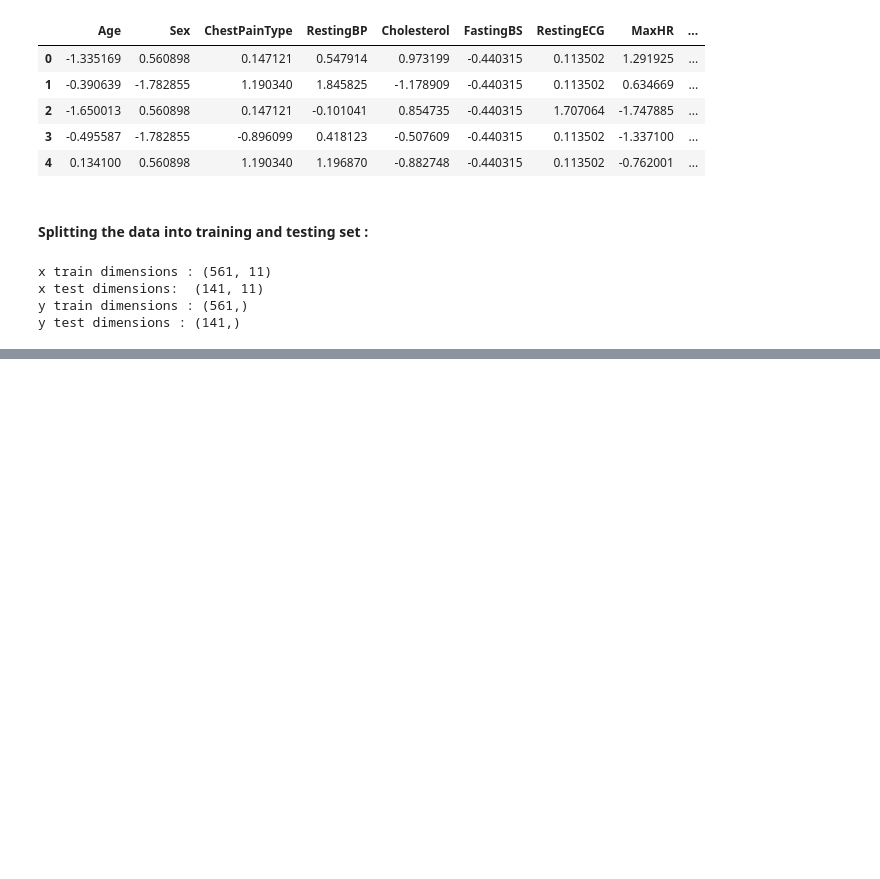
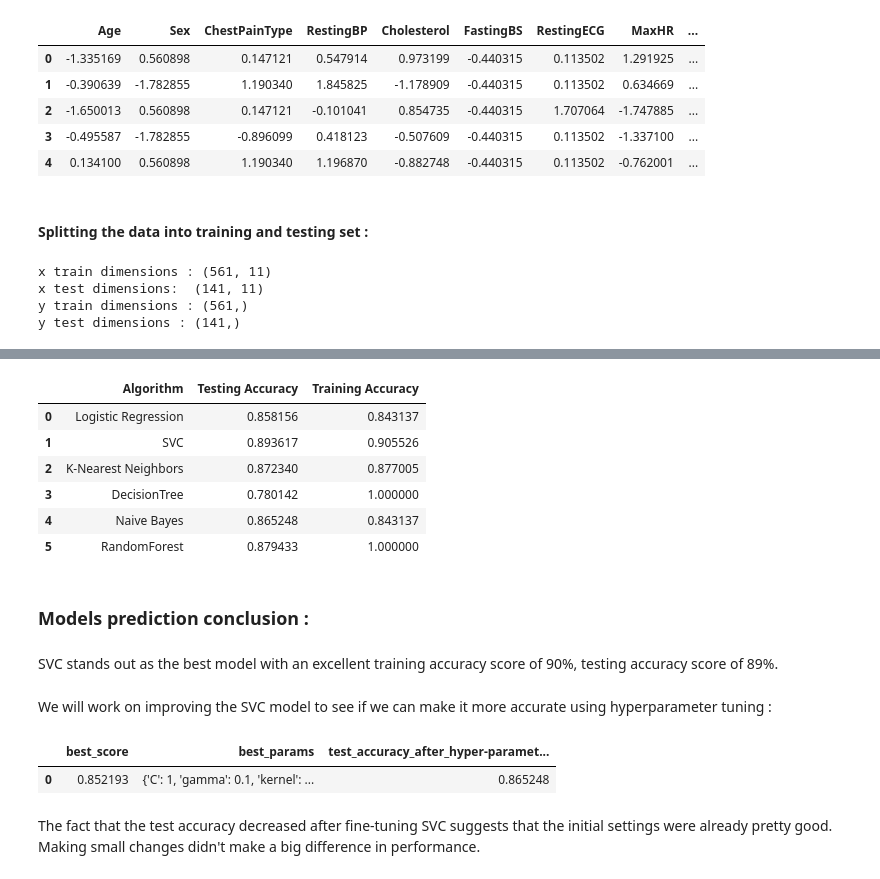
Before and after one commit to ImaneMdn/Heart-disease-prediction, a Jupyter notebook: heartdisease.ipynb, the cells around one changed output, grey strips where cells are left out. Drawn from its saved outputs; the diff is of its cells as text; code cells hidden in the pictures; blank space fills up the shorter version.

```diff
--- a/heartdisease.ipynb
+++ b/heartdisease.ipynb
@@ -863,0 +943,10 @@ y test dimensions : (141,)
+# %%
+alg_accu
+# %% [output]
+|  | Algorithm | Testing Accuracy | Training Accuracy |
+| 0 | Logistic Regression | 0.858156 | 0.843137 |
+| 1 | SVC | 0.893617 | 0.905526 |
+| 2 | K-Nearest Neighbors | 0.872340 | 0.877005 |
+| 3 | DecisionTree | 0.780142 | 1.000000 |
+| 4 | Naive Bayes | 0.865248 | 0.843137 |
+| 5 | RandomForest | 0.879433 | 1.000000 |
@@ -863,0 +972,6 @@ y test dimensions : (141,)
+# %% [markdown]
+### Models prediction conclusion :
+# %% [markdown]
+SVC stands out as the best model with an excellent training accuracy score of 90%, testing accuracy score of 89%.
+# %% [markdown]
+We will work on improving the SVC model to see if we can make it more accurate using hyperparameter tuning :
@@ -863,0 +995,8 @@ y test dimensions : (141,)
+# %%
+scores1 = pd.DataFrame(scores)
+scores1
+# %% [output]
+|  | best_score | best_params | test_accuracy_after_hyper-paramet... |
+| 0 | 0.852193 | {'C': 1, 'gamma': 0.1, 'kernel': ... | 0.865248 |
+# %% [markdown]
+The fact that the test accuracy decreased after fine-tuning SVC suggests that the initial settings were already pretty good. Making small changes didn't make a big difference in performance.
```
Also changed, not shown: parts of 10 cells of this notebook.
